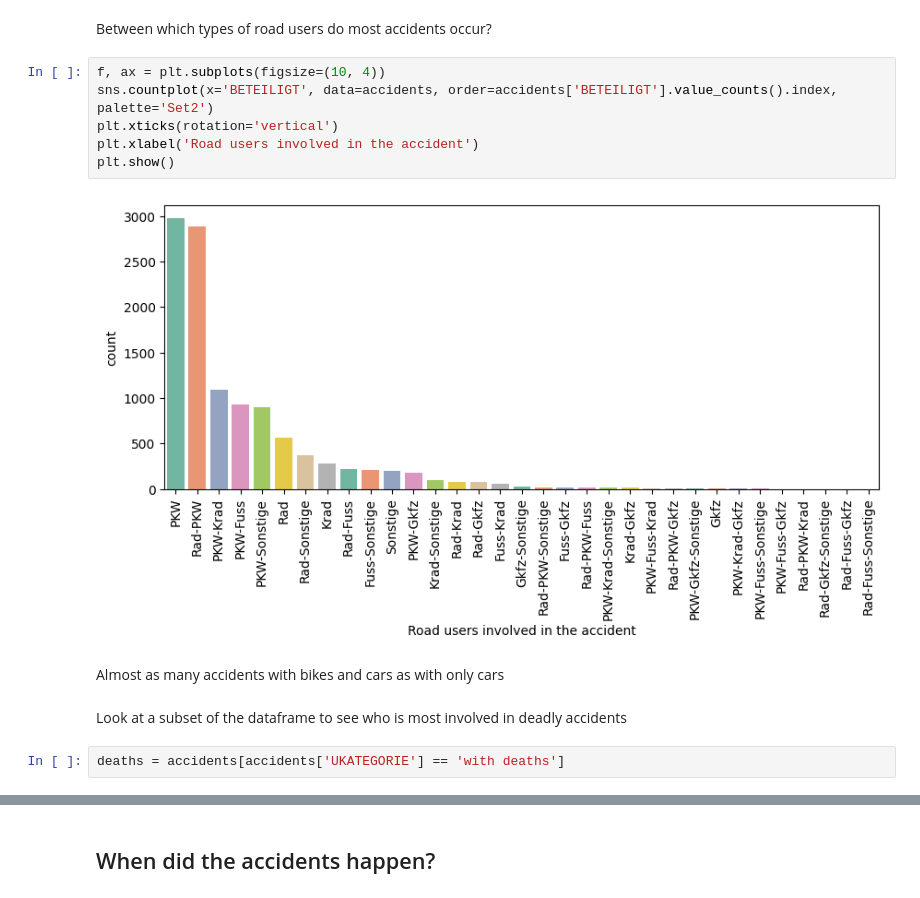
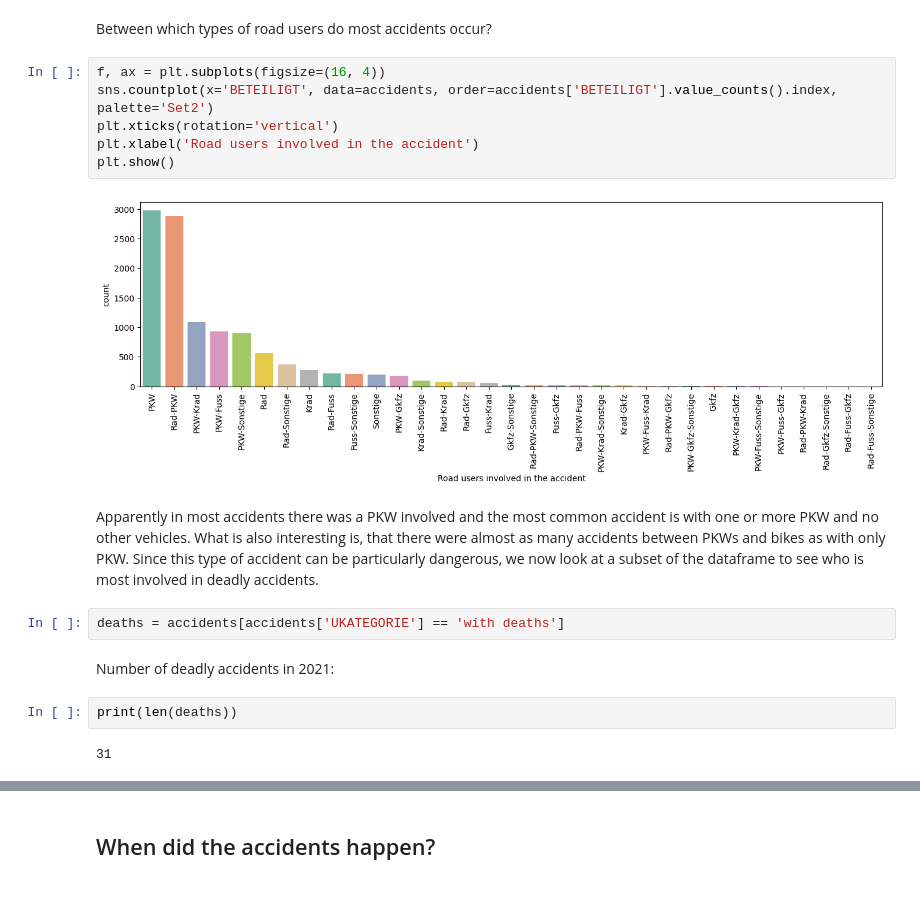
Before and after one commit to helenakohl/2023-amse-template, a Jupyter notebook: project/report.ipynb, the cells around one changed output, grey strips where cells are left out. Saved outputs shown, nothing was run; the diff lists cells and outputs as text.

```diff
--- a/project/report.ipynb
+++ b/project/report.ipynb
@@ -64,17 +63,22 @@ Comment
 # %% [markdown]
 Between which types of road users do most accidents occur?
 # %%
-f, ax = plt.subplots(figsize=(10, 4))
+f, ax = plt.subplots(figsize=(16, 4))
 sns.countplot(x='BETEILIGT', data=accidents, order=accidents['BETEILIGT'].value_counts().index, palette='Set2')
 plt.xticks(rotation='vertical')
 plt.xlabel('Road users involved in the accident')
 plt.show()
 # %% [output]
-[figure, old version]
+[figure, new version]
-# %% [markdown]
-Almost as many accidents with bikes and cars as with only cars
-# %% [markdown]
-Look at a subset of the dataframe to see who is most involved in deadly accidents
+# %% [markdown]
+Apparently in most accidents there was a PKW involved and the most common accident is with one or more PKW and no other vehicles. What is also interesting is, that there were almost as many accidents between PKWs and bikes as with only PKW.
+Since this type of accident can be particularly dangerous, we now look at a subset of the dataframe to see who is most involved in deadly accidents.
 # %%
 deaths = accidents[accidents['UKATEGORIE'] == 'with deaths']
+# %% [markdown]
+Number of deadly accidents in 2021:
+# %%
+print(len(deaths))
+# %% [output]
+31
 # %%
```
Also changed, not shown: parts of 24 cells of this notebook.
